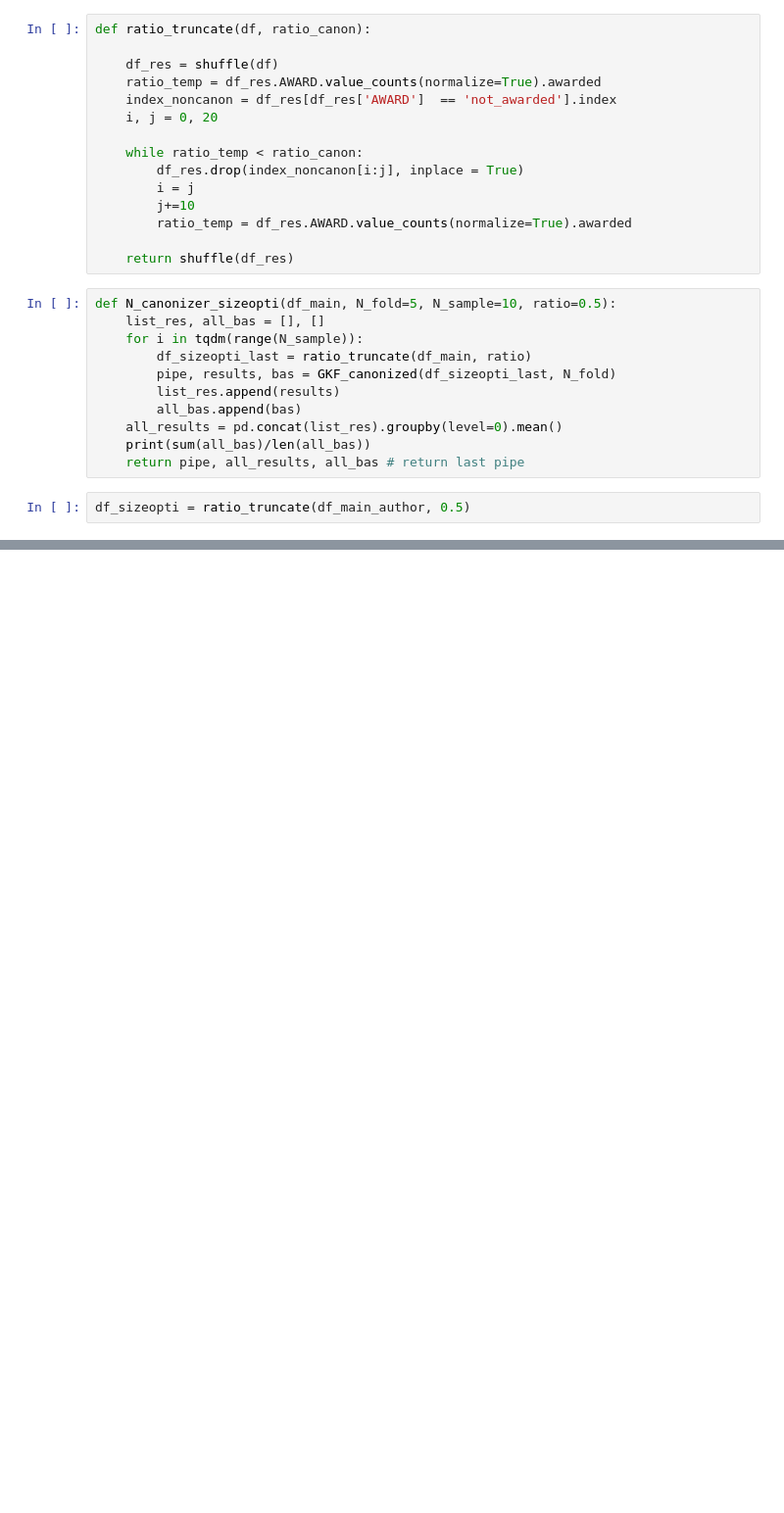
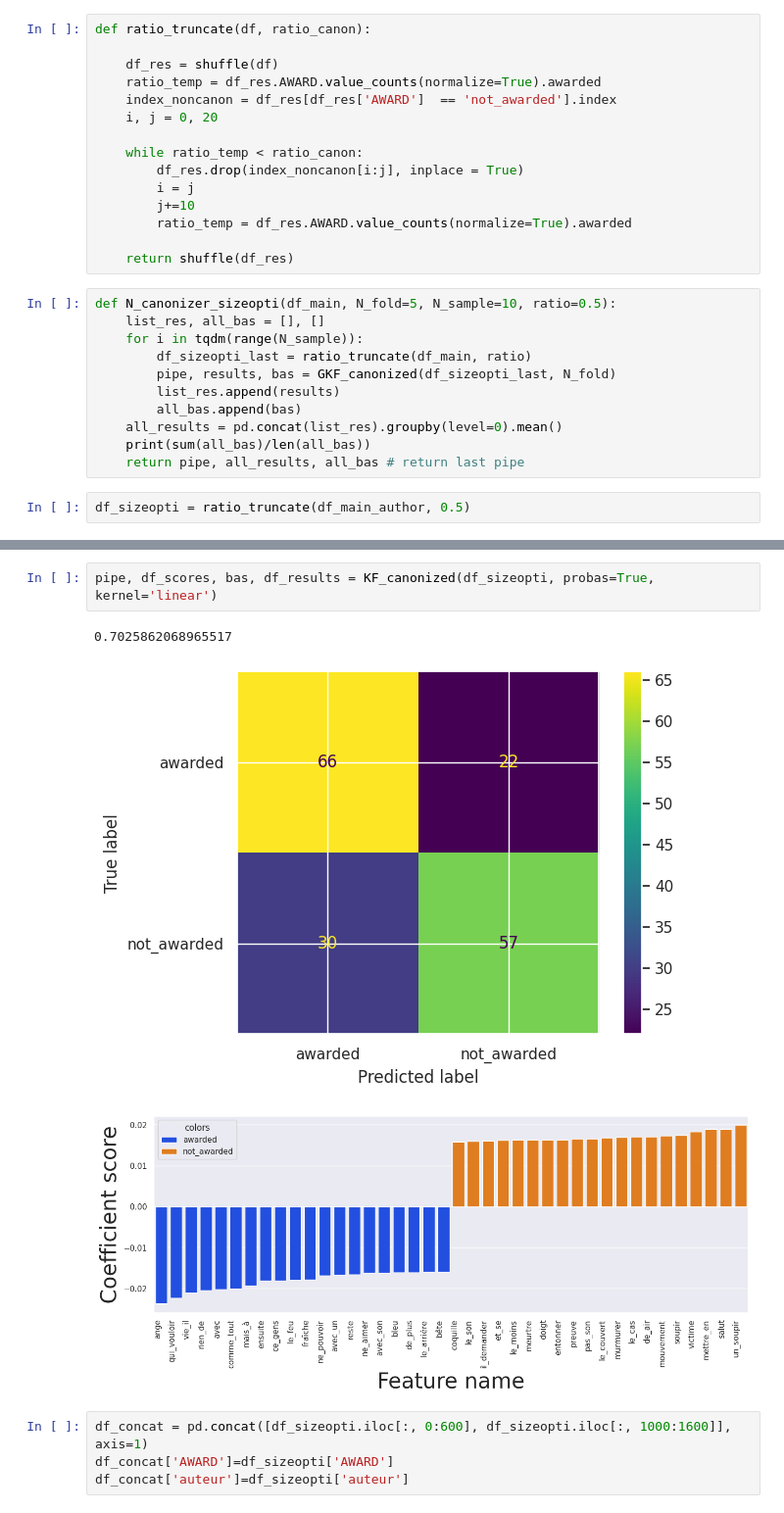
Before and after one commit to crazyjeannot/AWARDS, a Jupyter notebook: scripts/SVM_GroupKFold.ipynb, the cells around one changed output, grey strips where cells are left out. Shown: that part at 98% size. Saved outputs shown, nothing was run; the diff lists cells and outputs as text; blank space fills up the shorter version.

```diff
--- a/scripts/SVM_GroupKFold.ipynb
+++ b/scripts/SVM_GroupKFold.ipynb
@@ -147,0 +205,10 @@ df_sizeopti = ratio_truncate(df_main_author, 0.5)
+# %%
+pipe, df_scores, bas, df_results = KF_canonized(df_sizeopti, probas=True, kernel='linear')
+# %% [output]
+0.7025862068965517
+[figure, added]
+[figure, added]
+# %%
+df_concat = pd.concat([df_sizeopti.iloc[:, 0:600], df_sizeopti.iloc[:, 1000:1600]],  axis=1)
+df_concat['AWARD']=df_sizeopti['AWARD']
+df_concat['auteur']=df_sizeopti['auteur']
```
Also changed, not shown: parts of 10 cells of this notebook, 1 other file.
